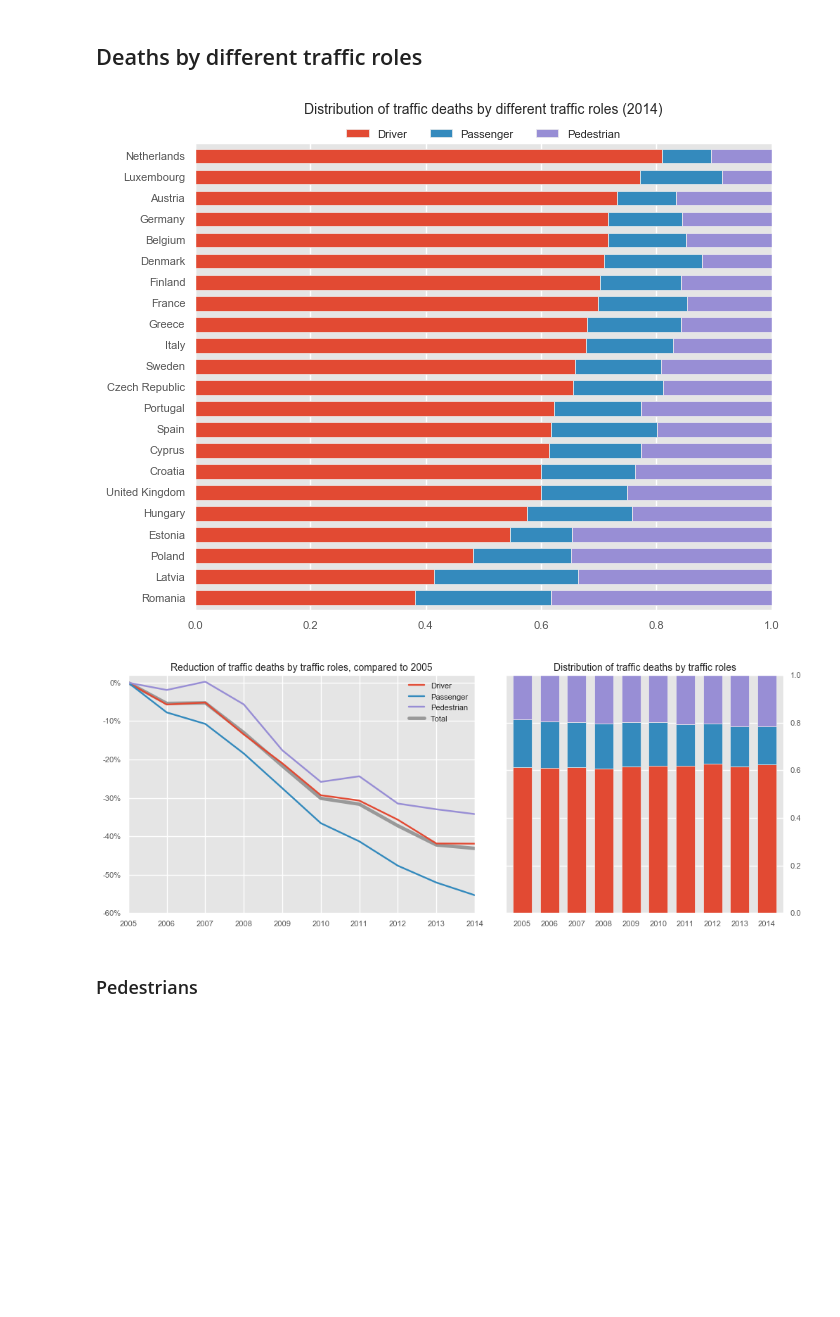
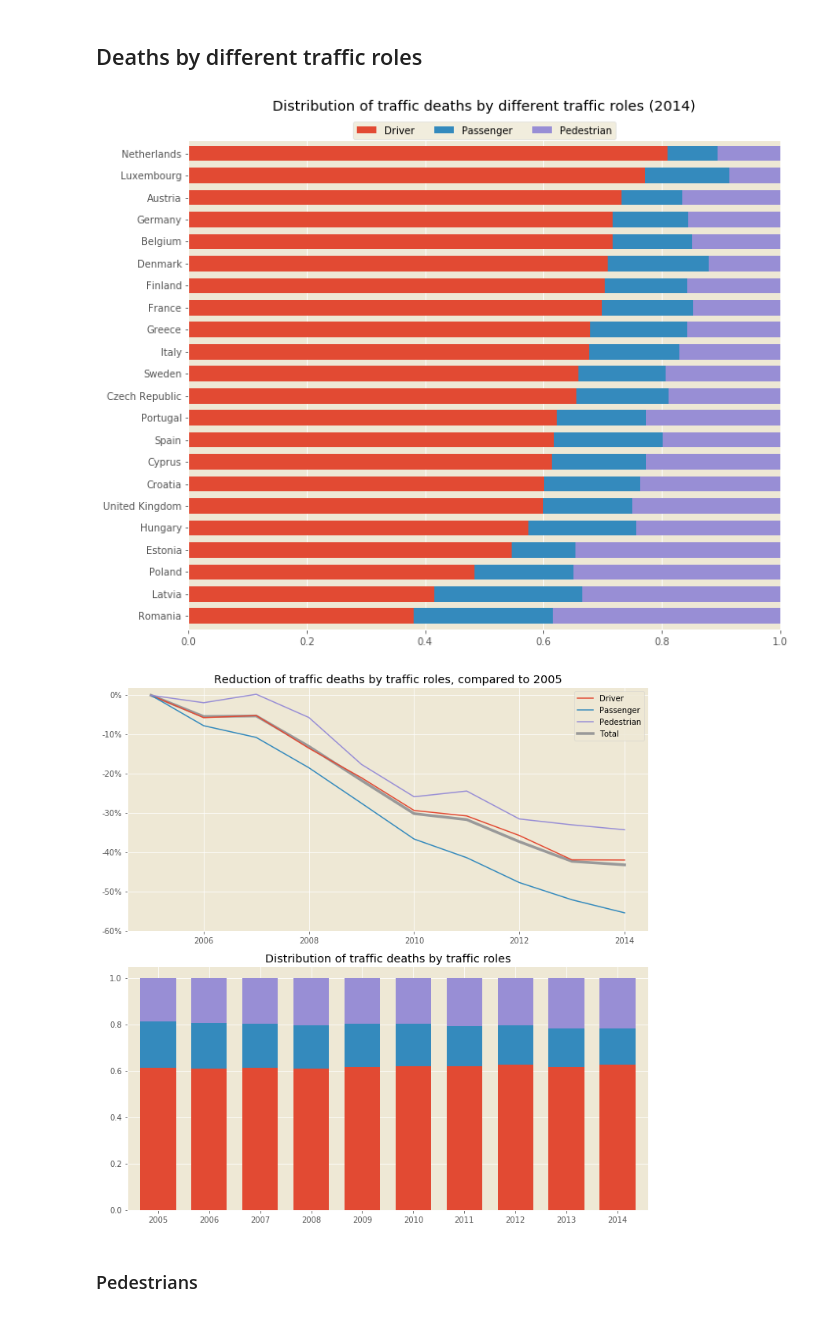
Before and after one commit to narimiran/data-notebooks, a Jupyter notebook: eu-traffic.ipynb, the cells around one changed output. Cells and saved outputs as stored; diff of their text form; code cells hidden in the pictures; blank space fills up the shorter version.

Commit message:
update `eu-traffic` style
New style of figures - for personal blog.

```diff
--- a/eu-traffic.ipynb
+++ b/eu-traffic.ipynb
@@ -6,23 +6,16 @@ import seaborn as sns
 
 %matplotlib inline
 plt.style.use('ggplot')
-plt.rcParams['figure.figsize'] = (7.0, 5.0)
-plt.rcParams['font.size'] = 9
-plt.rcParams['figure.titlesize'] = 10
-plt.rcParams['axes.titlesize'] = 10
-plt.rcParams['axes.labelsize'] = 9
-plt.rcParams['legend.fontsize'] = 8
-plt.rcParams['xtick.labelsize'] = 8
-plt.rcParams['ytick.labelsize'] = 8
-plt.rcParams['axes.formatter.useoffset'] = False
-plt.rcParams['xtick.major.size'] = 0
-plt.rcParams['ytick.major.size'] = 0
+plt.rcParams['savefig.facecolor'] = (0, 0, 0, 0)
+plt.rcParams['axes.facecolor'] = '#eee8d5'
+plt.rcParams['figure.dpi'] = 70
+plt.rcParams['ytick.alignment'] = 'center'
 
-params = {'lw': 0.5,
+params = {'lw': 1,
           'width': 0.7,
           'sat': 0.85,
           'flier': 0,
-          'c': '#348ABD',
+          'c': '#268bd2',
           'size': 3,
          }
 # %%
@@ -56,9 +49,10 @@ p_age = (df_age[~(df_age.AGE == 'Total')]
                       columns='AGE', values='Value'))
 p_pop = df_pop.pivot_table(index=['GEO', 'TIME'], values=['Population'])
 # %%
-df = pd.merge(p_sex, p_user, left_index=['GEO', 'TIME'], right_index=['GEO', 'TIME'])
+df = pd.merge(p_sex, p_user, left_index=True, right_index=True)
+
 for table in [p_road, p_age, p_pop]:
-    df = df.merge(table, left_index=['GEO', 'TIME'], right_index=['GEO', 'TIME'])
+    df = df.merge(table, left_index=True, right_index=True)
 
 non_eu = ['Iceland', 'Liechtenstein', 'Norway', 'Switzerland']
 missing = ['Bulgaria', 'Lithuania', 'Slovakia', 'Malta']
@@ -129,10 +123,10 @@ _ = (ax.set_title('Number of traffic deaths per 1,000,000 people\n'
 ## Deaths by different traffic roles
 # %%
 roles = df_mil[['Driver', 'Passenger', 'Pedestrian']].unstack(0)
-roles = roles.ix[2014].unstack(0).dropna()
+roles = roles.loc[2014].unstack(0).dropna()
 roles = roles.div(roles.sum(1), axis=0)
 
-fig, ax = plt.subplots(figsize=(7, 5.5))
+fig, ax = plt.subplots(figsize=(10, 8))
 roles.sort_values(by='Driver').plot(kind='barh', ax=ax, stacked=True,
                                        width=0.7, legend=False)
 
@@ -142,48 +136,44 @@ _ = (
     ax.set_ylabel(''),
     ax.set_title('Distribution of traffic deaths by different traffic roles (2014)', y=1.05),
     fig.tight_layout(),
-    fig.savefig('./figures/traffic_03.png')
+    fig.savefig('./figures/eu-traffic/traffic_03.png')
 )
 # %% [output]
-[figure, old version]
+[figure, new version]
 # %%
 role_groups = df[['Driver', 'Passenger', 'Pedestrian', 'Total']]
 role_groups = role_groups.unstack().sum().unstack(0)
 
-role_groups_1 = role_groups.div(role_groups.ix[2005]) - 1
+role_groups_1 = role_groups.div(role_groups.loc[2005]) - 1
 role_groups_2 = (role_groups.drop('Total', axis=1)
                  .div(role_groups.drop('Total', axis=1).sum(1), axis=0))
 
-
-fig, (ax1, ax2) = plt.subplots(1, 2, figsize=(10.201, 4),
-                               gridspec_kw={'width_ratios':[5, 4]})
+fig, (ax1, ax2) = plt.subplots(2, 1, figsize=(10, 10))
 
 for col in role_groups_1.columns:
     if col == 'Total':
         role_groups_1[col].plot(ax=ax1, color='#999999', lw=3.5, zorder=1)
     else:
         role_groups_1[col].plot(ax=ax1, zorder=2)
 
 
 role_groups_2.plot(ax=ax2, kind='bar', stacked=True,
                    legend=False, width=0.7)
 
 _ = (
     ax1.set_xlabel(''),
     ax2.set_xlabel(''),
     ax1.legend(),
     ax1.set_ylim(-0.6, 0.02),
     ax1.set_yticklabels(['{:.0f}%'.format(i*100) for i in np.linspace(-0.6, 0, 7)]),
     ax2.set_xticklabels(ax2.get_xticklabels(), rotation=0),
-    ax2.yaxis.set_ticks_position('right'),
     ax1.set_title('Reduction of traffic deaths by traffic roles, compared to 2005'),
     ax2.set_title('Distribution of traffic deaths by traffic roles'),
     fig.tight_layout(),
-    fig.subplots_adjust(wspace=0.1),
-    fig.savefig('./figures/traffic_04.png')
+    fig.savefig('./figures/eu-traffic/traffic_04.png')
 )
 # %% [output]
-[figure, old version]
+[figure, new version]
 # %% [markdown]
 ### Pedestrians
 # %%
```
Also changed, not shown: parts of 6 cells of this notebook, 16 other files.
